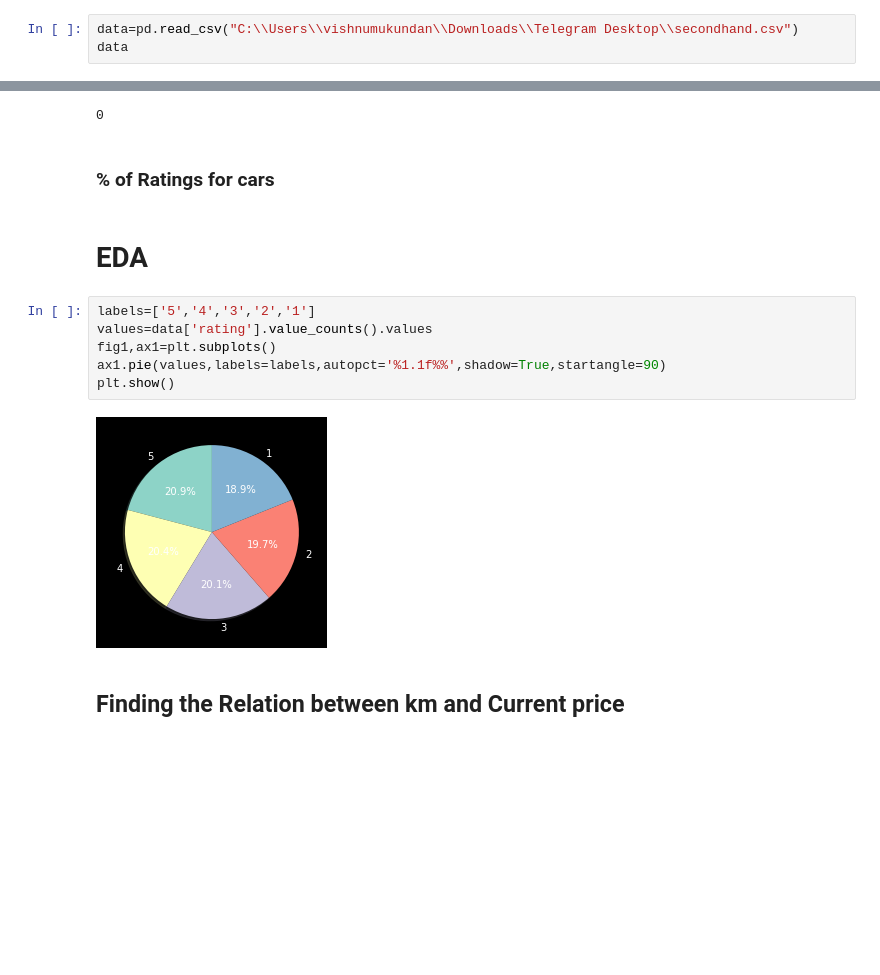
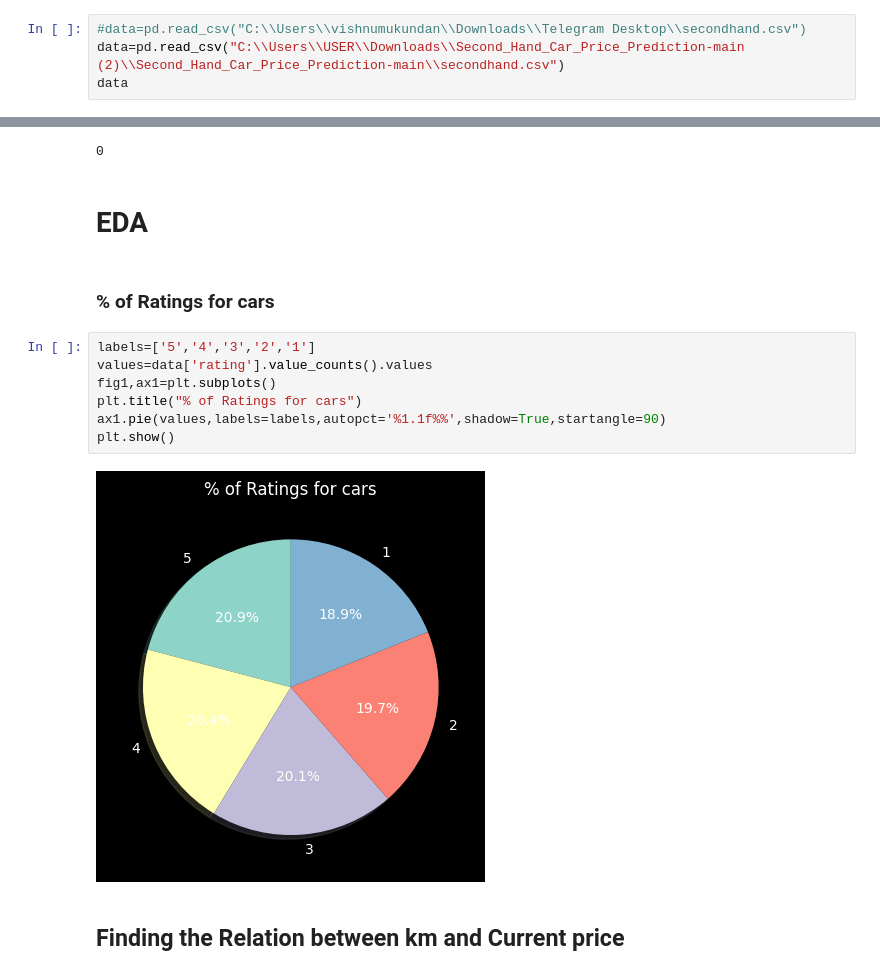
Before and after one commit to vishnu-mukundan/Second_Hand_Car_Price_Prediction, a Jupyter notebook: secondhand.ipynb, the cells around one changed output, grey strips where cells are left out. Saved outputs shown, nothing was run; the diff lists cells and outputs as text; blank space fills up the shorter version.

```diff
--- a/secondhand.ipynb
+++ b/secondhand.ipynb
@@ -43,5 +47,6 @@ plt.style.use('dark_background')
 # %%
-data=pd.read_csv("C:\\Users\\vishnumukundan\\Downloads\\Telegram Desktop\\secondhand.csv")
+#data=pd.read_csv("C:\\Users\\vishnumukundan\\Downloads\\Telegram Desktop\\secondhand.csv")
+data=pd.read_csv("C:\\Users\\USER\\Downloads\\Second_Hand_Car_Price_Prediction-main (2)\\Second_Hand_Car_Price_Prediction-main\\secondhand.csv")
 data
 # %% [output]
 |  | v.id | on road old | on road now | years | km | rating | condition | economy | top speed | hp | ... |
@@ -107,18 +114,19 @@ memory usage: 93.9 KB
 data.duplicated().sum()
 # %% [output]
 0
-# %% [markdown]
-### % of Ratings for cars
 # %% [markdown]
 # EDA
+# %% [markdown]
+### % of Ratings for cars
 # %%
 labels=['5','4','3','2','1']
 values=data['rating'].value_counts().values
 fig1,ax1=plt.subplots()
+plt.title("% of Ratings for cars")
 ax1.pie(values,labels=labels,autopct='%1.1f%%',shadow=True,startangle=90)
 plt.show()
 # %% [output]
-[figure, old version]
+[figure, new version]
 # %% [markdown]
 ## Finding the Relation between km and Current price
 # %%
```
Also changed, not shown: parts of 18 cells of this notebook.
